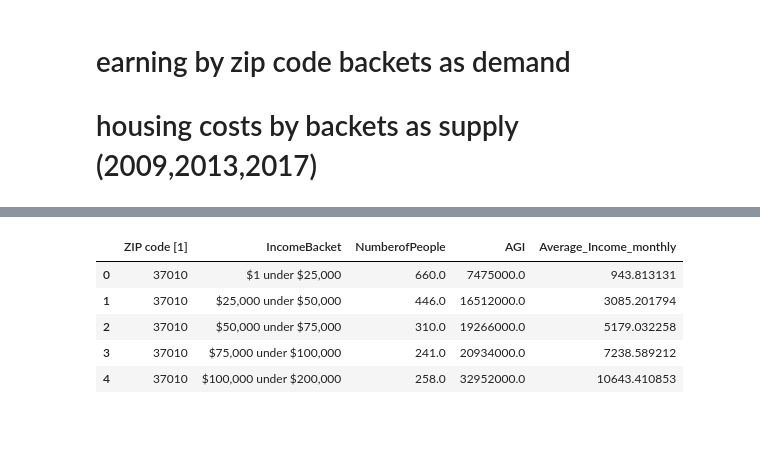
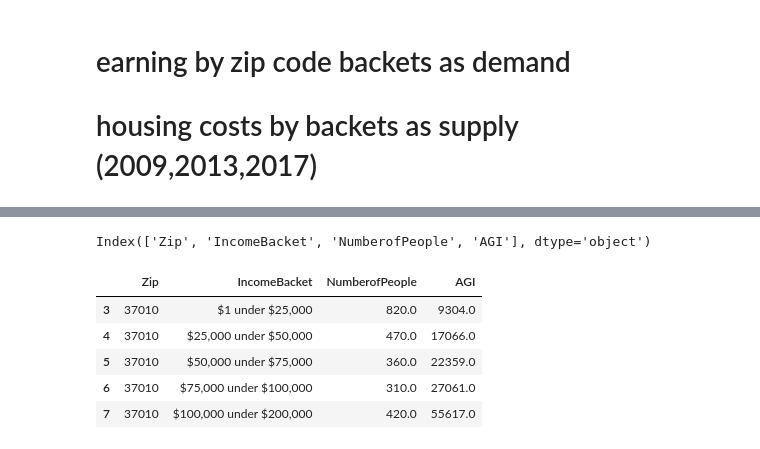
Before and after one commit to asidamo/affordable-housing, a Jupyter notebook: data_question_4.ipynb, the cells around one changed output, grey strips where cells are left out. Cells and saved outputs as stored; diff of their text form; code cells hidden in the pictures.

```diff
--- a/data_question_4.ipynb
+++ b/data_question_4.ipynb
@@ -702,0 +727,8 @@ income_by_zip_2009['Average_Income_monthly']=1/12*(income_by_zip_2009['AGI']/inc
+# %%
+# we used 2016 data for 2017, there is no 2017 data on IRS site
+
+# import income by zip codes data for Tennessee
+# NaN for all columns are becuase of blanck rows in the dataset.
+income_by_zip_2017=pd.read_excel('16zp43tn.xls',skiprows=3)
+# print the head
+income_by_zip_2017.head()
@@ -702,0 +749,4 @@ income_by_zip_2009['Average_Income_monthly']=1/12*(income_by_zip_2009['AGI']/inc
+# %%
+# rename columns
+income_by_zip_2017.rename(columns={'ZIP\ncode [1]':'Zip','Number of returns':'NumberofPeople','Size of adjusted gross income':'IncomeBacket','Adjusted gross income (AGI) [4]':'AGI'},inplace=True)
+income_by_zip_2017.head()
@@ -703,9 +760,20 @@ income_by_zip_2009['Average_Income_monthly']=1/12*(income_by_zip_2009['AGI']/inc
+# %%
+income_by_zip_2017.columns
+# %% [output]
+Index(['Zip', 'IncomeBacket', 'NumberofPeople', 'AGI'], dtype='object')
+# %%
+# remove blank rows and sub total per Zip Code
+# AGI is in thousands of dollars
+# income_by_zip_2017[income_by_zip_2017.IncomeBacket!='NaN']
+income_by_zip_2017=income_by_zip_2017.dropna()
+# %%
+income_by_zip_2017=income_by_zip_2017[income_by_zip_2017.Zip!='99999']
 # %%
-income_by_zip_2009.head()
+income_by_zip_2017.head()
 # %% [output]
-|  | ZIP code [1] | IncomeBacket | NumberofPeople | AGI | Average_Income_monthly |
-| 0 | 37010 | $1 under $25,000 | 660.0 | 7475000.0 | 943.813131 |
-| 1 | 37010 | $25,000 under $50,000 | 446.0 | 16512000.0 | 3085.201794 |
-| 2 | 37010 | $50,000 under $75,000 | 310.0 | 19266000.0 | 5179.032258 |
-| 3 | 37010 | $75,000 under $100,000 | 241.0 | 20934000.0 | 7238.589212 |
-| 4 | 37010 | $100,000 under $200,000 | 258.0 | 32952000.0 | 10643.410853 |
+|  | Zip | IncomeBacket | NumberofPeople | AGI |
+| 3 | 37010 | $1 under $25,000 | 820.0 | 9304.0 |
+| 4 | 37010 | $25,000 under $50,000 | 470.0 | 17066.0 |
+| 5 | 37010 | $50,000 under $75,000 | 360.0 | 22359.0 |
+| 6 | 37010 | $75,000 under $100,000 | 310.0 | 27061.0 |
+| 7 | 37010 | $100,000 under $200,000 | 420.0 | 55617.0 |
```
Also changed, not shown: parts of 37 cells of this notebook.
